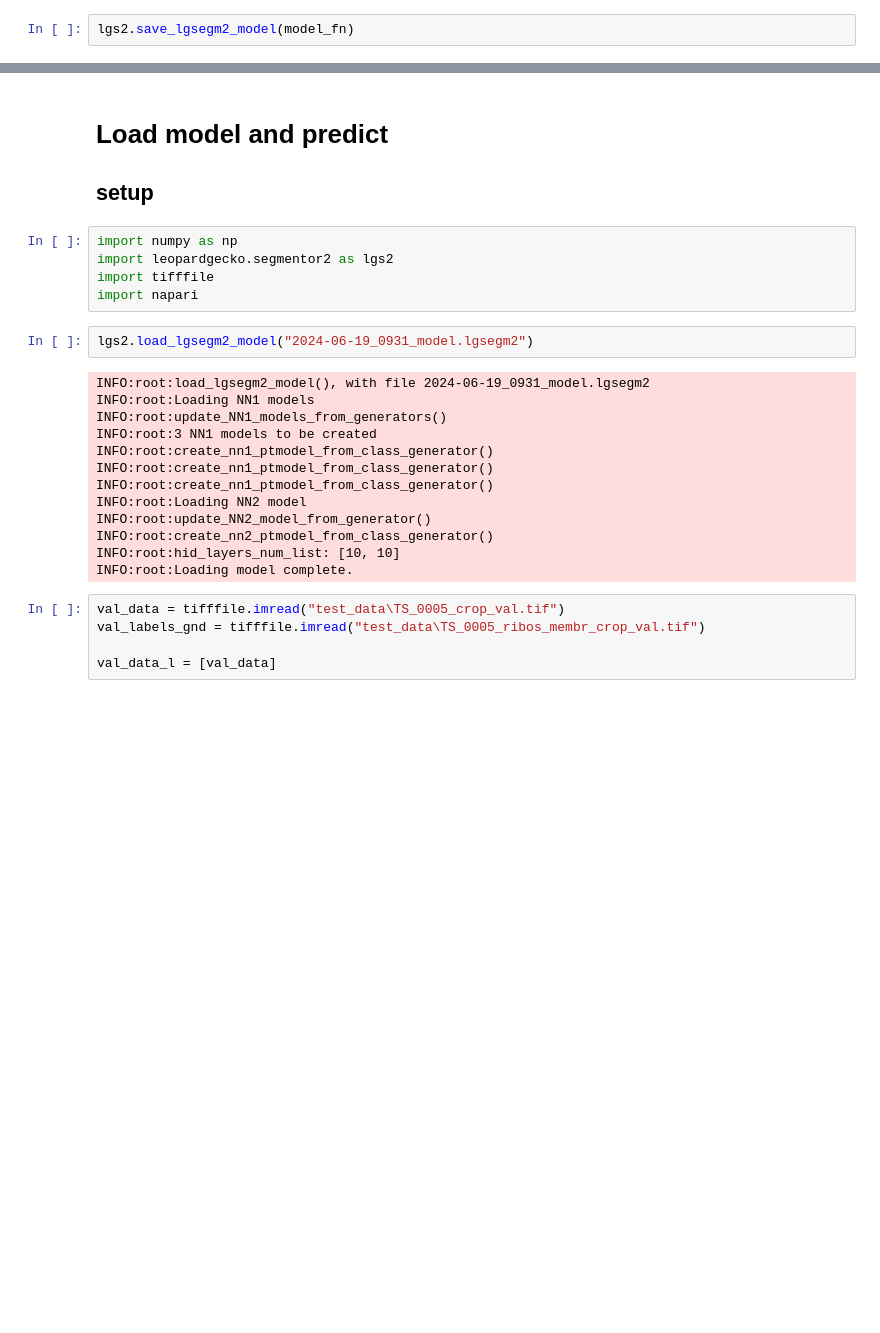
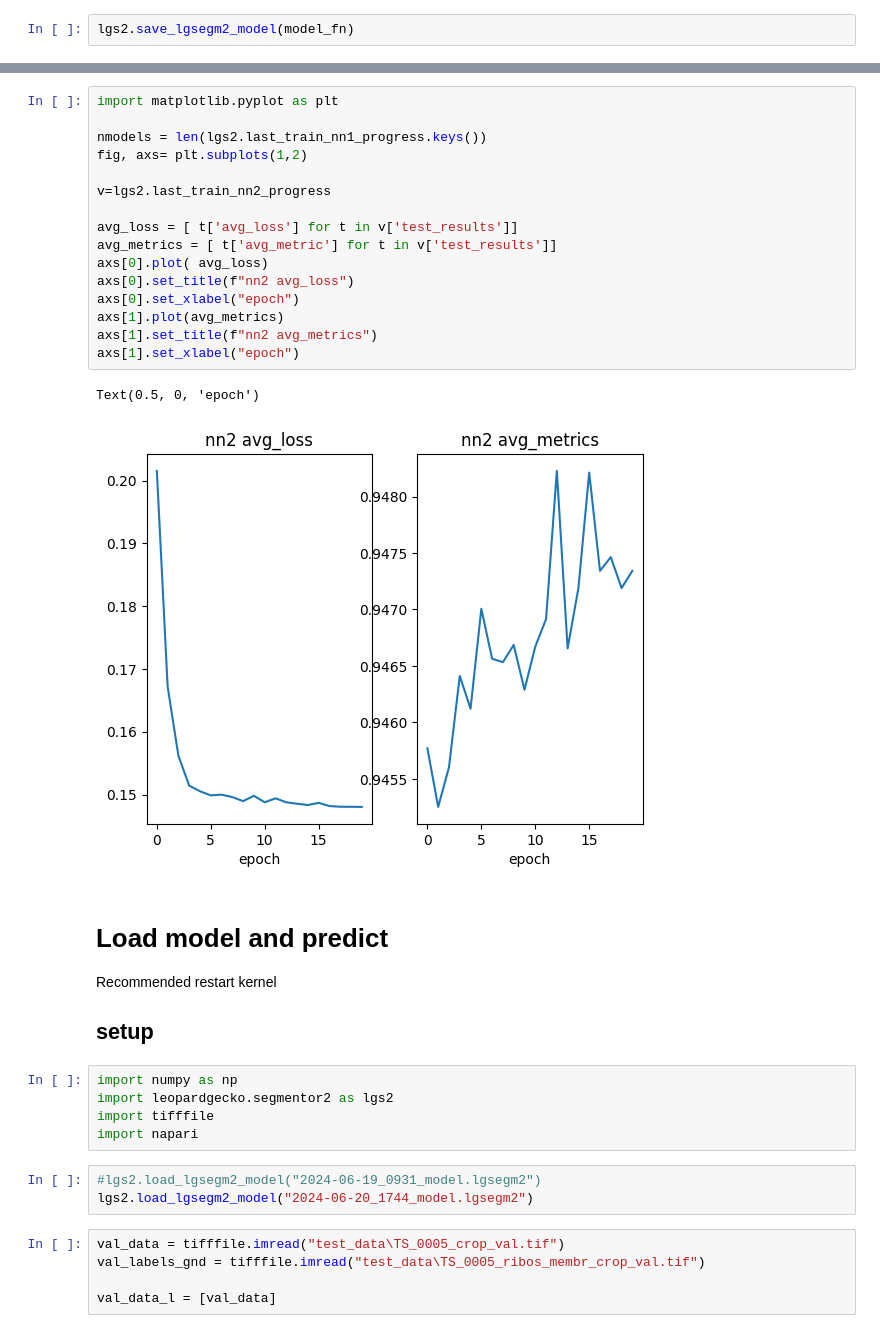
Before and after one commit to perdigao1/LeopardGecko, a Jupyter notebook: scripts/developing_segmentor2_test.ipynb, the cells around one changed output, grey strips where cells are left out. Drawn from its saved outputs; the diff is of its cells as text; blank space fills up the shorter version.

```diff
--- a/scripts/developing_segmentor2_test.ipynb
+++ b/scripts/developing_segmentor2_test.ipynb
@@ -59,6 +137,27 @@ lgs2.save_lgsegm2_model(model_fn)
+# %%
+import matplotlib.pyplot as plt
+
+nmodels = len(lgs2.last_train_nn1_progress.keys())
+fig, axs= plt.subplots(1,2)
+
+v=lgs2.last_train_nn2_progress
+
+avg_loss = [ t['avg_loss'] for t in v['test_results']]
+avg_metrics = [ t['avg_metric'] for t in v['test_results']]
+axs[0].plot( avg_loss)
+axs[0].set_title(f"nn2 avg_loss")
+axs[0].set_xlabel("epoch")
+axs[1].plot(avg_metrics)
+axs[1].set_title(f"nn2 avg_metrics")
+axs[1].set_xlabel("epoch")
+# %% [output]
+Text(0.5, 0, 'epoch')
+[figure, added]
 # %% [markdown]
 # Load model and predict
 
+Recommended restart kernel
+
 ## setup
 # %%
 import numpy as np
@@ -66,20 +165,8 @@ import leopardgecko.segmentor2 as lgs2
 import tifffile
 import napari
 # %%
-lgs2.load_lgsegm2_model("2024-06-19_0931_model.lgsegm2")
+#lgs2.load_lgsegm2_model("2024-06-19_0931_model.lgsegm2")
+lgs2.load_lgsegm2_model("2024-06-20_1744_model.lgsegm2")
-# %% [output]
-INFO:root:load_lgsegm2_model(), with file 2024-06-19_0931_model.lgsegm2
-INFO:root:Loading NN1 models
-INFO:root:update_NN1_models_from_generators()
-INFO:root:3 NN1 models to be created
-INFO:root:create_nn1_ptmodel_from_class_generator()
-INFO:root:create_nn1_ptmodel_from_class_generator()
-INFO:root:create_nn1_ptmodel_from_class_generator()
-INFO:root:Loading NN2 model
-INFO:root:update_NN2_model_from_generator()
-INFO:root:create_nn2_ptmodel_from_class_generator()
-INFO:root:hid_layers_num_list: [10, 10]
-INFO:root:Loading model complete.
 # %%
 val_data = tifffile.imread("test_data\TS_0005_crop_val.tif")
 val_labels_gnd = tifffile.imread("test_data\TS_0005_ribos_membr_crop_val.tif")
```
Also changed, not shown: parts of 19 cells of this notebook, 1 other file.
